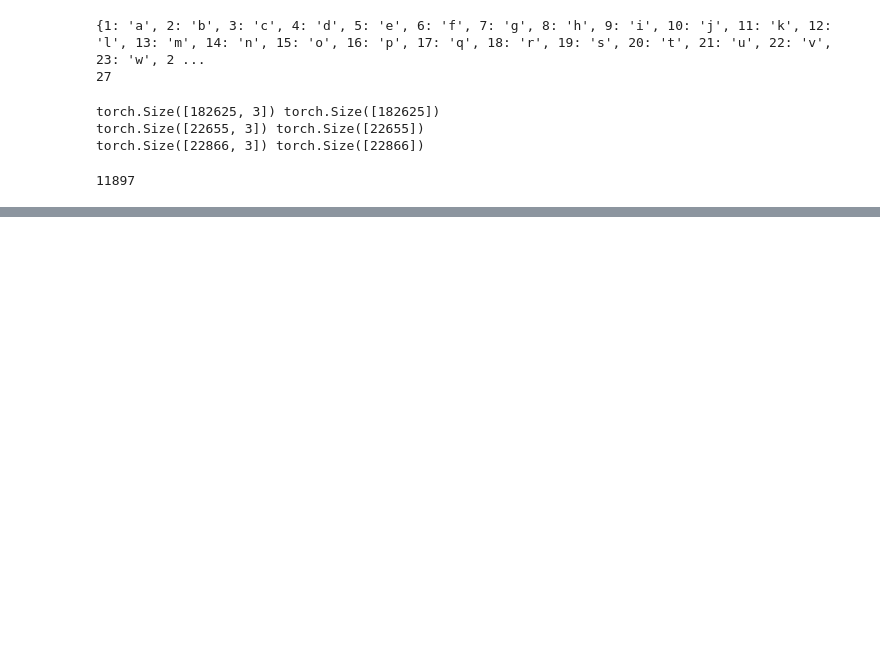
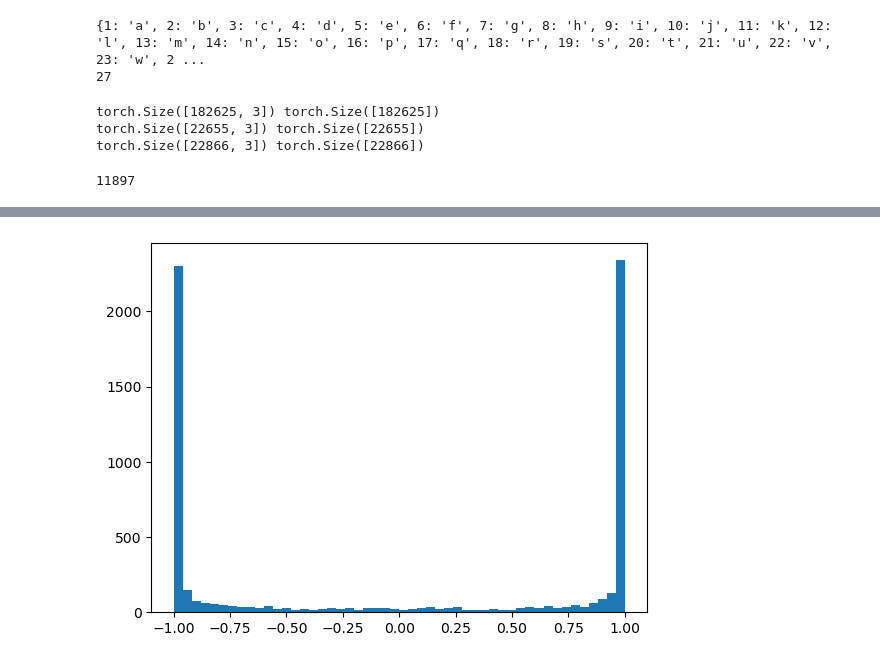
Before and after one commit to Nazym-MU/neural-nets-intro, a Jupyter notebook: makemore (lecture 4).ipynb, the cells around one changed output, grey strips where cells are left out. Saved outputs shown, nothing was run; the diff lists cells and outputs as text; code cells hidden in the pictures; blank space fills up the shorter version.

```diff
--- a/makemore (lecture 4).ipynb
+++ b/makemore (lecture 4).ipynb
@@ -118,0 +119,6 @@ for i in range(max_steps):
+# %%
+plt.hist(h.view(-1).tolist(), 50); # adding ; only outputs the histogram (suppresses other output)
+# we view h (the tanh activation layer values) with a shape (32, 200) as a one large array of size 6400
+# the plot shows that most of the values fall on the boundaries, and that makes sense because of the tanh curve
+# %% [output]
+[figure, added]
```
Also changed, not shown: parts of 17 cells of this notebook.
